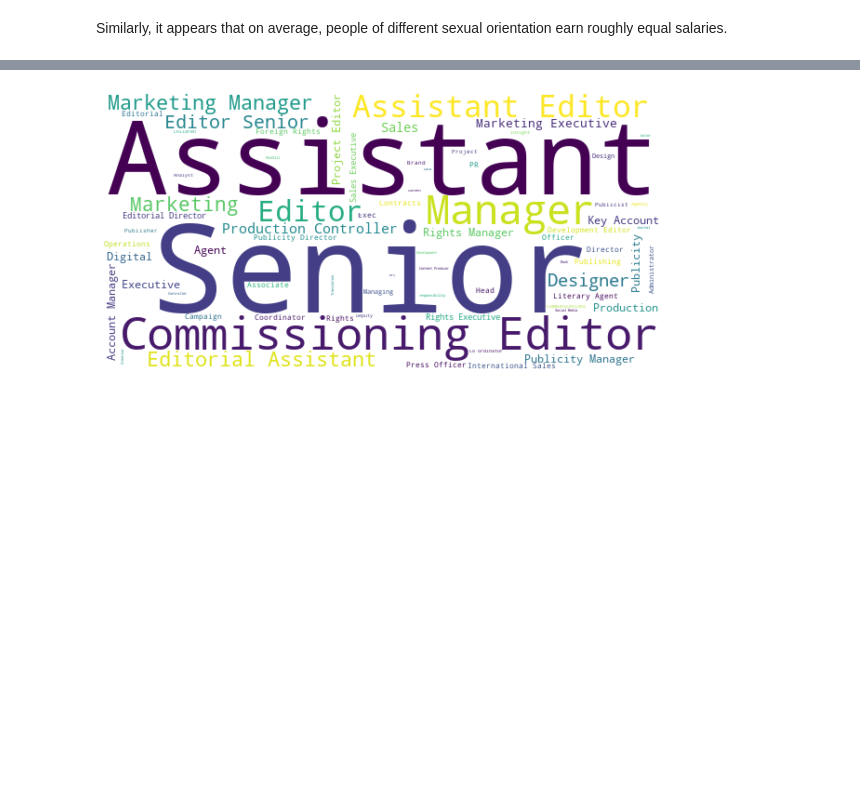
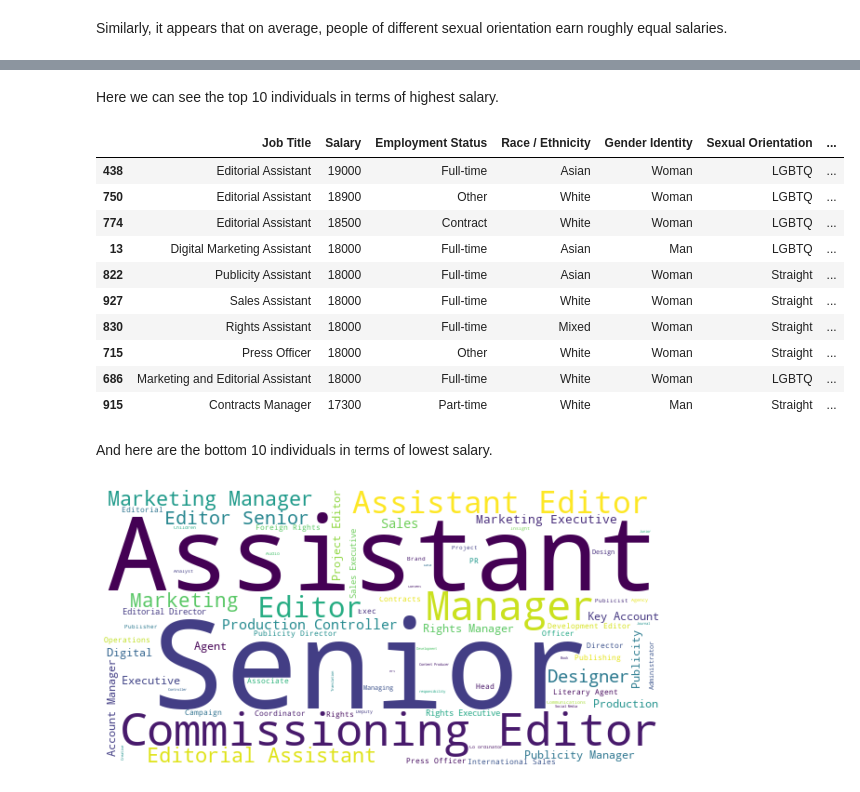
Before and after one commit to dan-grant-hunter/UK_Publishing_Analysis, a Jupyter notebook: book_publishing.ipynb, the cells around one changed output, grey strips where cells are left out. Cells and saved outputs as stored; diff of their text form; code cells hidden in the pictures; blank space fills up the shorter version.

```diff
--- a/book_publishing.ipynb
+++ b/book_publishing.ipynb
@@ -640,3 +689,21 @@ Here we can see that after around the 15 year mark for years in publishing, the
+# %% [markdown]
+Here we can see the top 10 individuals in terms of highest salary.
+# %%
+ukpub.sort_values('Salary', ascending=False).tail(10)
+# %% [output]
+|  | Job Title | Salary | Employment Status | Race / Ethnicity | Gender Identity | Sexual Orientation | ... |
+| 438 | Editorial Assistant | 19000 | Full-time | Asian | Woman | LGBTQ | ... |
+| 750 | Editorial Assistant | 18900 | Other | White | Woman | LGBTQ | ... |
+| 774 | Editorial Assistant | 18500 | Contract | White | Woman | LGBTQ | ... |
+| 13 | Digital Marketing Assistant | 18000 | Full-time | Asian | Man | LGBTQ | ... |
+| 822 | Publicity Assistant | 18000 | Full-time | Asian | Woman | Straight | ... |
+| 927 | Sales Assistant | 18000 | Full-time | White | Woman | Straight | ... |
+| 830 | Rights Assistant | 18000 | Full-time | Mixed | Woman | Straight | ... |
+| 715 | Press Officer | 18000 | Other | White | Woman | Straight | ... |
+| 686 | Marketing and Editorial Assistant | 18000 | Full-time | White | Woman | LGBTQ | ... |
+| 915 | Contracts Manager | 17300 | Part-time | White | Man | Straight | ... |
+# %% [markdown]
+And here are the bottom 10 individuals in terms of lowest salary.
 # %%
 # Word Cloud for Job Titles
 from wordcloud import WordCloud, STOPWORDS, ImageColorGenerator
```
Also changed, not shown: parts of 87 cells of this notebook.
